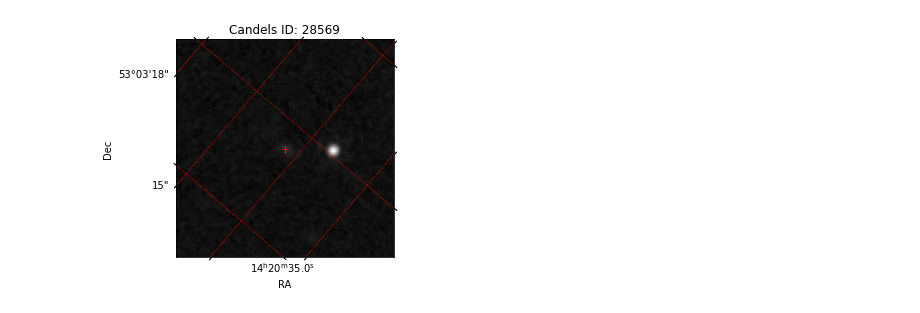
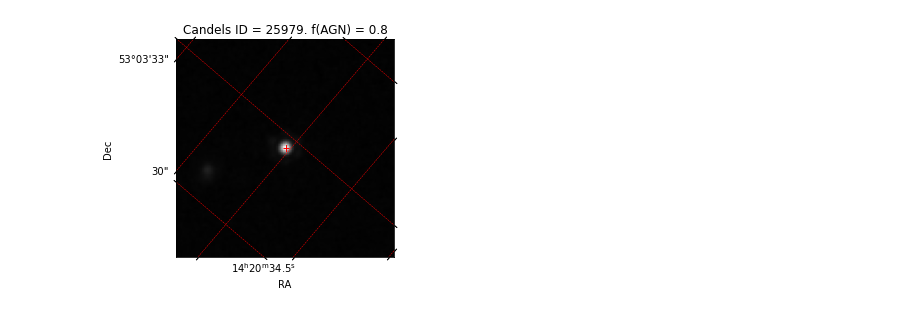
Before and after one commit to parallax-xallaraq/AGNerds, a Jupyter notebook: JWST_AGN_proj2/ImgCuts_AAS_forDrK.ipynb, the cells around one changed output. Saved outputs shown, nothing was run; the diff lists cells and outputs as text; code cells hidden in the pictures.

Commit message:
add f(AGN) to title

```diff
--- a/JWST_AGN_proj2/ImgCuts_AAS_forDrK.ipynb
+++ b/JWST_AGN_proj2/ImgCuts_AAS_forDrK.ipynb
@@ -68,6 +61,7 @@ def GetCutout(
     ra,     # right ascension [deg]
     dec,    # declination [deg]
     id,     # Candels ID
+    fagn,   # f(AGN)
     wcs,    # World Coordinate System
     data    # image data
 ):
@@ -76,34 +70,46 @@ def GetCutout(
     x, y = wcs.world_to_pixel(coord)
     # make cutout
     cutout = Cutout2D(data, position=(x, y), size=(100,100), wcs=wcs, mode='partial')
+
     # make figure
     fig = plt.figure()
-    # project coordinants unto plot
     ax = fig.add_subplot(1, 1, 1, projection=cutout.wcs)
     # labels
-    ax.set_title('Candels ID: '+str(id))
+    ax.set_title('Candels ID = '+str(id)+'. f(AGN) = '+str(fagn))
     ax.set_xlabel('RA')
     ax.set_ylabel('Dec')
     # grid lines
     ax.grid(True, color='r', linestyle='--', linewidth=0.5)
     # mark center coord with cross
-    ax.plot_coord(coord, "+", color="red")
+    ax.plot_coord(coord, '+', color='r')
+
     # plot image
-    # norm1 = ImageNormalize(cutout.data, interval=PercentileInterval(99.99), stretch=AsinhStretch())
-    plt.imshow(cutout.data, origin='lower', cmap='gray')#, norm=norm1)
+    norm1 = ImageNormalize(cutout.data, interval=PercentileInterval(99.99), stretch=AsinhStretch())
+    ax.imshow(cutout.data, origin='lower', cmap='gray')#, norm=norm1)
 # %%
 # example source
-i = 2
+i = 1
 ra  = df_agn.at[i,"RA"]
 dec = df_agn.at[i,"Dec"]
 id  = df_agn.at[i,"Candels ID"]
+fagn = df_agn.at[i,"f(AGN)"]
 
 GetCutout(
     ra,
     dec,
     id,
+    fagn,
     wcs_cm1,
     data_cm1
 )
+
+# GetCutout( # i must be for miri 2 src
+#     ra,
+#     dec,
+#     id,
+#     fagn,
+#     wcs_cm2,
+#     data_cm2
+# )
 # %% [output]
-[figure, old version]
+[figure, new version]
```
Also changed, not shown: parts of 3 cells of this notebook.
